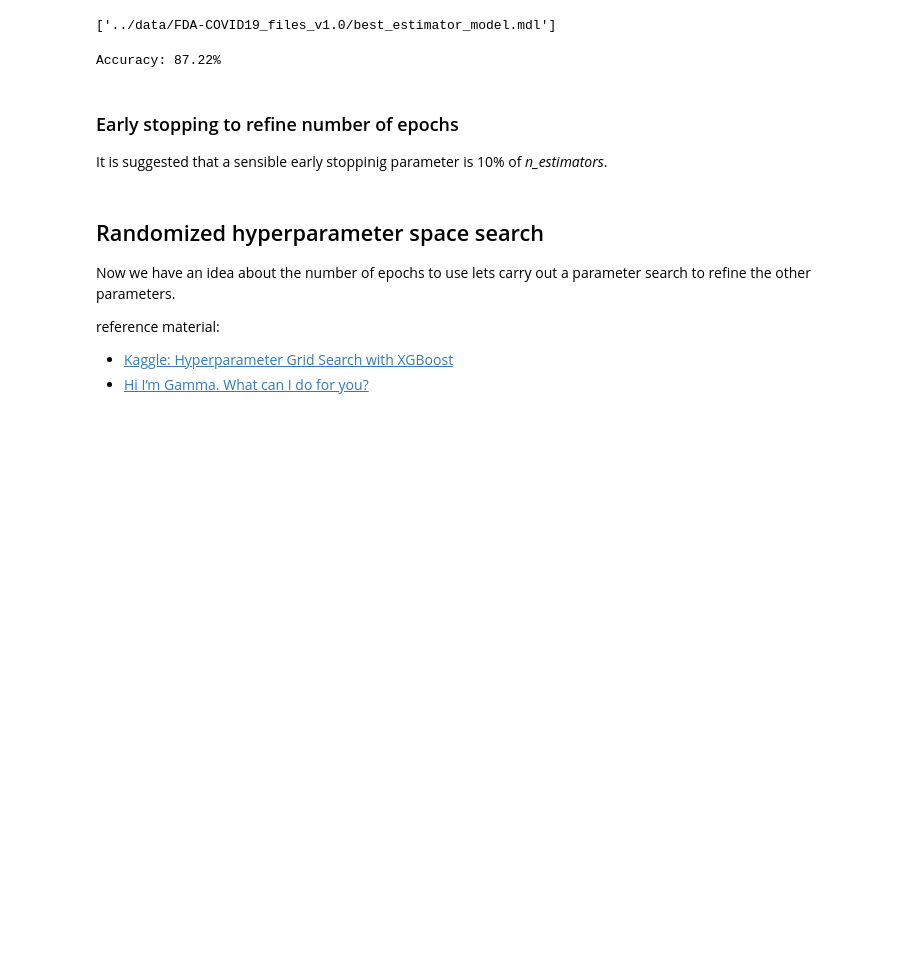
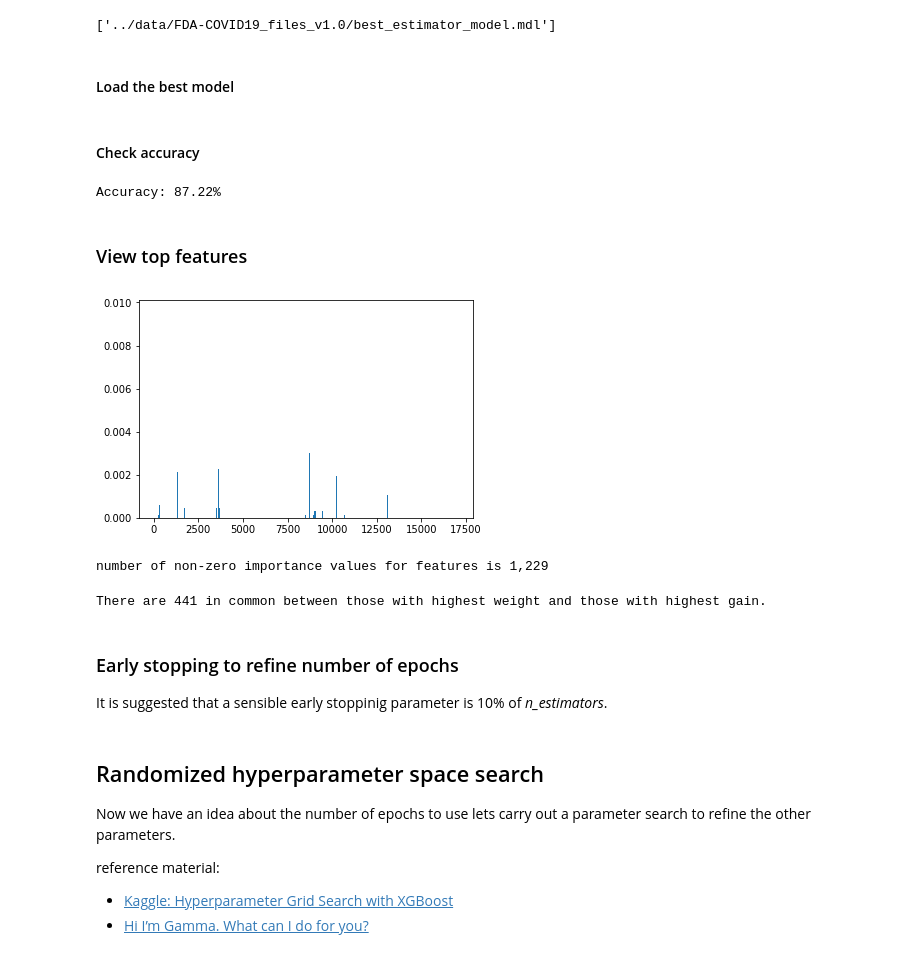
Before and after one commit to BrianDavisMath/FDA-COVID19, a Jupyter notebook: notebooks/greg-dimension-reduction-xgboost.ipynb, the cells around one changed output. Saved outputs shown, nothing was run; the diff lists cells and outputs as text; code cells hidden in the pictures; blank space fills up the shorter version.

Commit message:
Added code to explore feature importance  from the xgboost model. Also, added a notebook to explore the genetic algorithm for feature importtance.

```diff
--- a/notebooks/greg-dimension-reduction-xgboost.ipynb
+++ b/notebooks/greg-dimension-reduction-xgboost.ipynb
@@ -181,6 +183,12 @@ from sklearn.externals import joblib
 joblib.dump(grid_search.best_estimator_, data_loc + 'best_estimator_model.mdl')
 # %% [output]
 ['../data/FDA-COVID19_files_v1.0/best_estimator_model.mdl']
+# %% [markdown]
+#### Load the best model
+# %%
+mdl = joblib.load(data_loc + 'best_estimator_model.mdl')
+# %% [markdown]
+#### Check accuracy
 # %%
 # split data into train and test sets
 X_train, X_test, y_train, y_test = train_test_split(X, Y, test_size=0.33, random_state=7)
@@ -194,3 +202,14 @@ accuracy = accuracy_score(y_test, predictions)
 print("Accuracy: %.2f%%" % (accuracy * 100.0))
 # %% [output]
 Accuracy: 87.22%
+# %% [markdown]
+### View top features
+# %%
+pyplot.bar(range(len(mdl.feature_importances_)), mdl.feature_importances_)
+pyplot.show()
+
+non_zero = np.nonzero(mdl.feature_importances_)[0]
+print('number of non-zero importance values for features is {:,}'.format(len(non_zero)))
+# %% [output]
+[figure, added]
+number of non-zero importance values for features is 1,229
@@ -197,3 +219,12 @@ Accuracy: 87.22%
+# %%
+# Compare weight vs gain importance in returned features
+non_zero_weight_keys = np.array(df_features.columns.tolist())[non_zero]
+
+features_in_common = [f for f in non_zero_weight_keys if f in gain_importance]
+
+print('There are {:,} in common between those with highest weight and those with highest gain.'.format(len(features_in_common)))
+# %% [output]
+There are 441 in common between those with highest weight and those with highest gain.
 # %% [markdown]
 ### Early stopping to refine number of epochs
 
```
Also changed, not shown: parts of 4 cells of this notebook, 1 other file.
